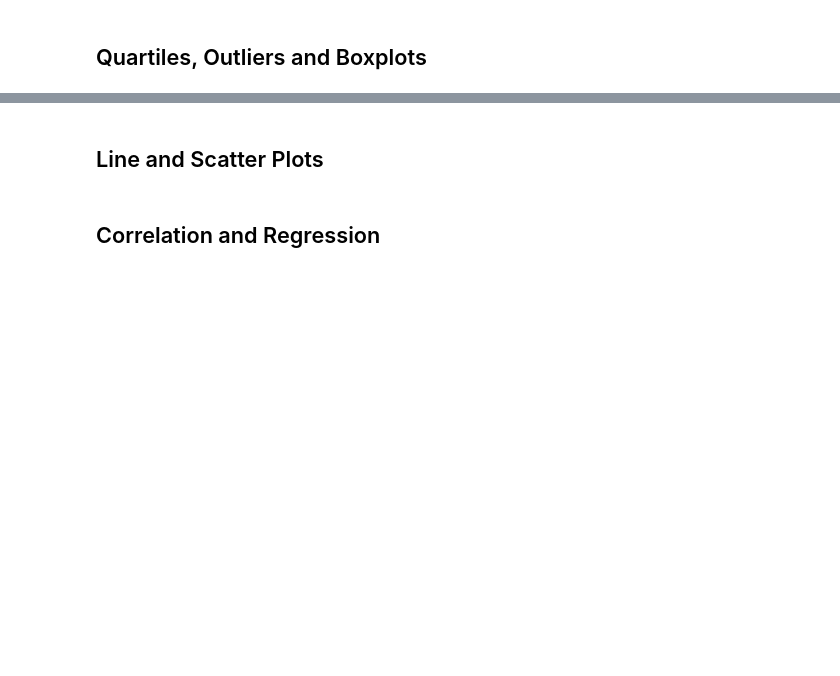
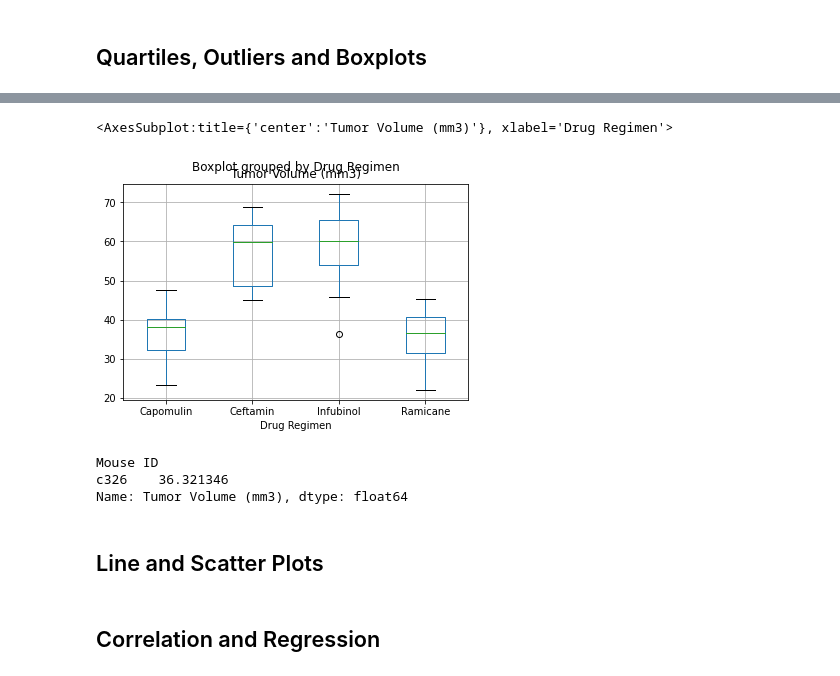
Before and after one commit to CCom20/matplot-challenge, a Jupyter notebook: pymaceuticals_analysis.ipynb, the cells around one changed output, grey strips where cells are left out. Cells and saved outputs as stored; diff of their text form; code cells hidden in the pictures; blank space fills up the shorter version.

```diff
--- a/pymaceuticals_analysis.ipynb
+++ b/pymaceuticals_analysis.ipynb
@@ -202,8 +214,14 @@ Name: Mouse ID, dtype: int64
 # %%
 # Calculate the final tumor volume of each mouse across four of the treatment regimens:
 # Capomulin, Ramicane, Infubinol, and Ceftamin
+drug_names = ["Capomulin", "Ramicane", "Infubinol", "Ceftamin"]
 
 # Start by getting the last (greatest) timepoint for each mouse
+tumor_last = combined_study_df_cleaned.groupby("Mouse ID").last()["Tumor Volume (mm3)"]
+timepoint = combined_study_df_cleaned.groupby("Mouse ID").last()["Timepoint"]
+drug_regimen = combined_study_df_cleaned.groupby("Mouse ID").last()["Drug Regimen"]
 
+quartiles_df = pd.DataFrame({"Timepoint": timepoint, "Tumor Volume (mm3)": tumor_last, "Drug Regimen": drug_regimen})
 
-# Merge this group df with the original dataframe to get the tumor volume at the last timepoint
+quartiles_df = quartiles_df.loc[quartiles_df["Drug Regimen"].isin(drug_names)]
+quartiles_df
@@ -227,3 +243,27 @@ Name: Mouse ID, dtype: int64
+# %%
+quartiles_df.boxplot(by="Drug Regimen", column="Tumor Volume (mm3)")
+# %% [output]
+<AxesSubplot:title={'center':'Tumor Volume (mm3)'}, xlabel='Drug Regimen'>
+[figure, added]
+# %%
+# Put treatments into a list for for loop (and later for plot labels)
+for drug in drug_names:
+    new_drug_df = quartiles_df.loc[quartiles_df["Drug Regimen"] == drug]
+    tumor_vol_new = new_drug_df["Tumor Volume (mm3)"]
+    quartiles = tumor_vol_new.quantile([.25, .5, .75])
+    lower_quartile = quartiles[0.25]
+    upper_quartile = quartiles[0.75]
+    inter_q_range = upper_quartile - lower_quartile
+    lower_bound = lower_quartile - (1.5 * inter_q_range)
+    upper_bound = upper_quartile + (1.5 * inter_q_range)
+    outliers = tumor_vol_new.loc[(tumor_vol_new > upper_bound) | (tumor_vol_new < lower_bound)]
+    if len(outliers) > 0:
+#     print(drug, lower_quartile, upper_quartile, inter_q_range, lower_bound, upper_bound, outliers)
+        print(outliers)
+# %% [output]
+Mouse ID
+c326    36.321346
+Name: Tumor Volume (mm3), dtype: float64
 # %%
 # Generate a box plot of the final tumor volume of each mouse across four regimens of interest
 # %% [markdown]
```
Also changed, not shown: parts of 6 cells of this notebook.
